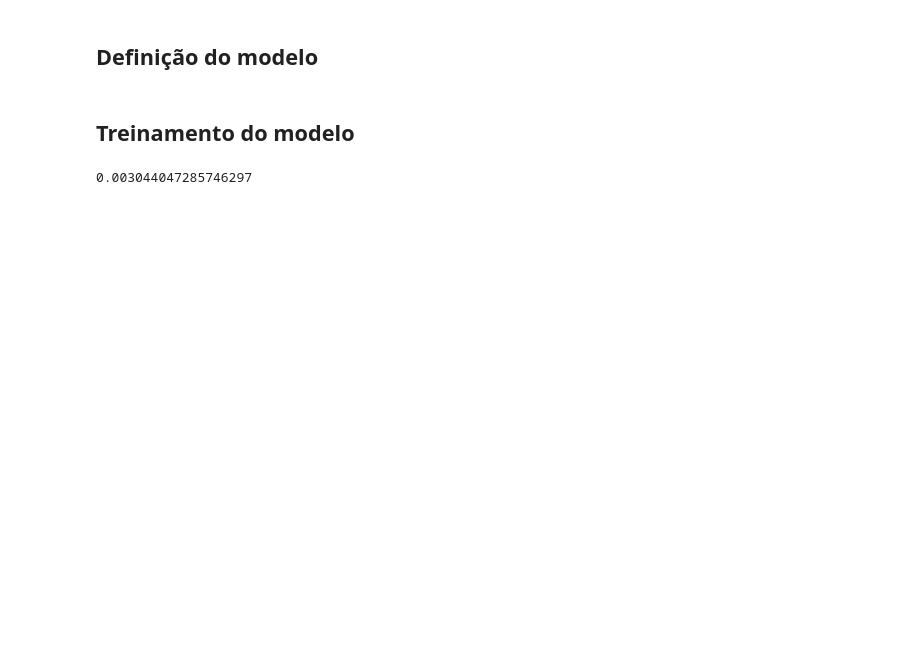
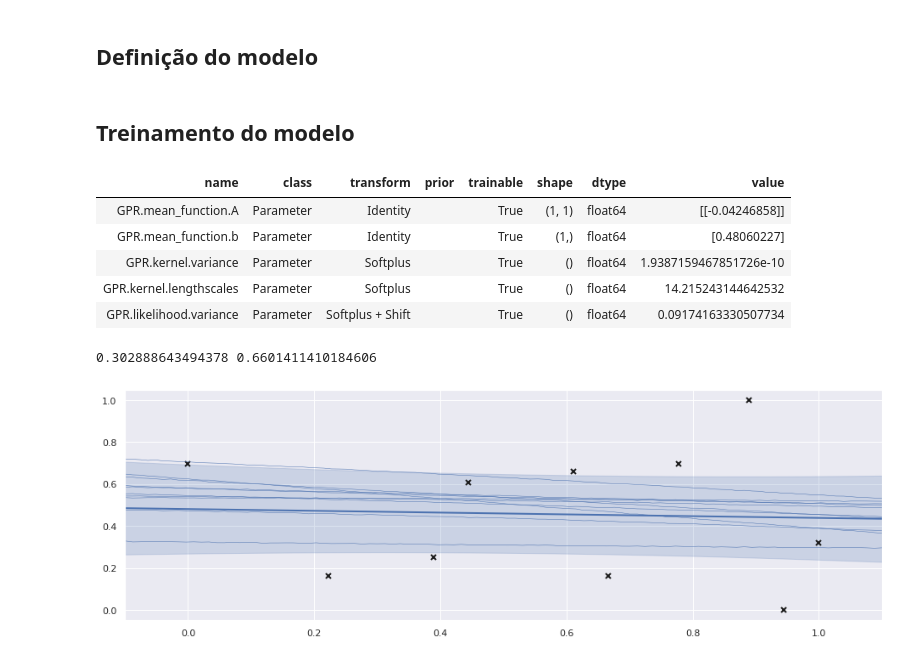
Before and after one commit to JordaoMemoria/topicosTrabalhoFinal, a Jupyter notebook: RegressaoBayesiana.ipynb, the cells around one changed output. Drawn from its saved outputs; the diff is of its cells as text; code cells hidden in the pictures; blank space fills up the shorter version.

```diff
--- a/RegressaoBayesiana.ipynb
+++ b/RegressaoBayesiana.ipynb
@@ -69,5 +54,9 @@ Normalização dos dados abaixo foi simplificada, para somente testar o modelo
-# %%
-X = X/X.max()
-Y = Y/Y.max()
+# %%
+from sklearn.preprocessing import MinMaxScaler
+
+Scaler = MinMaxScaler
+
+X = Scaler().fit_transform(X)
+Y = Scaler().fit_transform(Y)
 # %% [markdown]
 ## Definição do modelo
@@ -102,9 +70,0 @@ gp.fit(X[:50], Y[:50])
-# %%
-from sklearn.metrics import mean_squared_error
-
-rmse = lambda a, b: mean_squared_error(a, b, squared=False)
-a, b = gp.predict(X[:50])
-
-rmse(a, Y[:50])
-# %% [output]
-0.003044047285746297
@@ -110,0 +74,42 @@ rmse(a, Y[:50])
+# %%
+gp = GP(
+    #kernel=gpflow.kernels.Polynomial(degree=3.,active_dims=[0]) + gpflow.kernels.Polynomial(degree = 3., active_dims=[.9]),
+    #kernel=gpflow.kernels.SquaredExponential(),
+    kernel=gpflow.kernels.Matern52(),
+    #mean_function=gpflow.mean_functions.Zero(),
+    mean_function=gpflow.mean_functions.Linear(2),
+    #mean_function=None,
+)
+
+gp.fit(X, Y)
+gp.modelo.kernel.variance = np.float64(1.)
+
+Y_predict, Y_vars = gp.predict(X)
+print(rmse(Y, Y_predict), nlpd(Y, Y_predict, Y_vars))
+
+## generate test points for prediction
+xx = np.linspace(-0.1, 1.1, 100).reshape(100, 1)
+
+## predict mean and variance of latent GP at test points
+mean, var = gp.predict_f(xx)
+
+tf.random.set_seed(1)
+samples = gp.modelo.predict_f_samples(xx, 10)
+
+## plot
+plt.figure(figsize=(16, 5))
+plt.plot(X, Y, "kx", mew=2)
+plt.plot(xx, mean, "C0", lw=2)
+plt.fill_between(xx[:, 0], mean[:, 0] - 1.96 * np.sqrt(var[:, 0]), mean[:, 0] + 1.96 * np.sqrt(var[:, 0]), color="C0", alpha=0.2,)
+
+plt.plot(xx, samples[:, :, 0].numpy().T, "C0", linewidth=0.5);
+plt.xlim(-0.1, 1.1);
+# %% [output]
+| name | class | transform | prior | trainable | shape | dtype | value |
+| GPR.mean_function.A | Parameter | Identity |  | True | (1, 1) | float64 | [[-0.04246858]] |
+| GPR.mean_function.b | Parameter | Identity |  | True | (1,) | float64 | [0.48060227] |
+| GPR.kernel.variance | Parameter | Softplus |  | True | () | float64 | 1.9387159467851726e-10 |
+| GPR.kernel.lengthscales | Parameter | Softplus |  | True | () | float64 | 14.215243144642532 |
+| GPR.likelihood.variance | Parameter | Softplus + Shift |  | True | () | float64 | 0.09174163330507734 |
+0.302888643494378 0.6601411410184606
+[figure, added]
```
Also changed, not shown: parts of 9 cells of this notebook, 3 other files.
